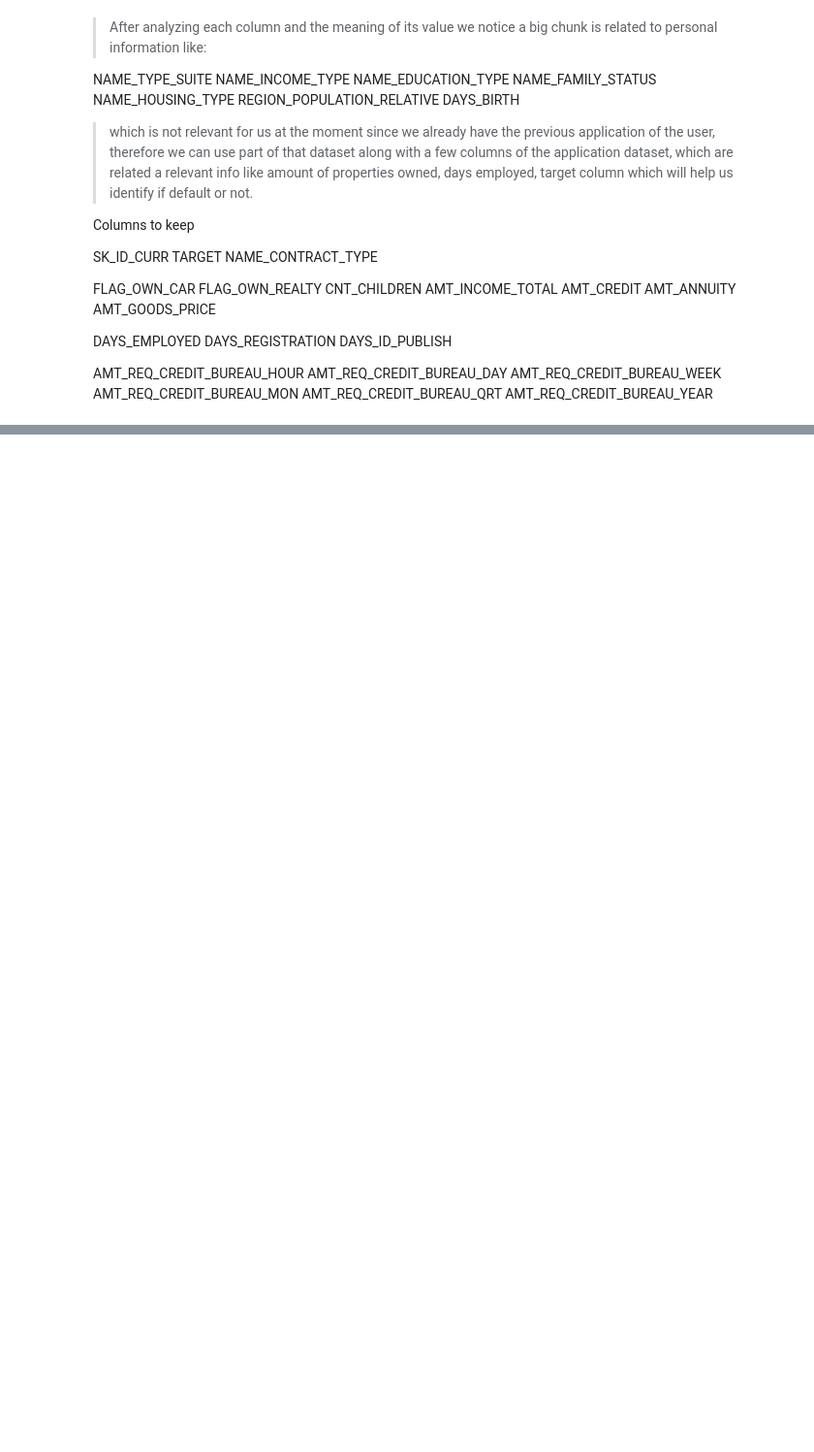
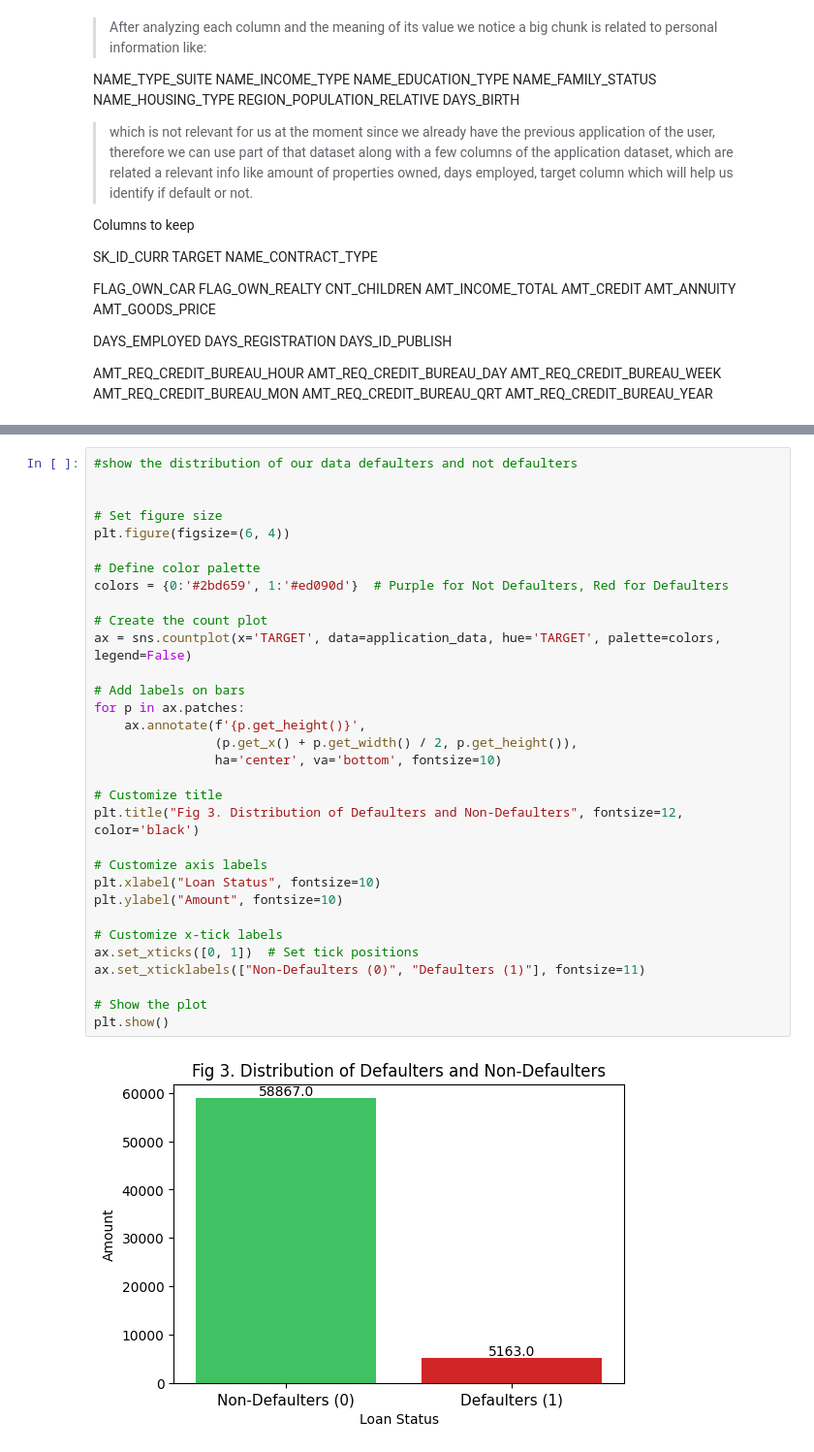
Before and after one commit to jharana-adhikari-AI/Credit_Card_Fraud_Detection, a Jupyter notebook: Assignment_Neural_Networks_and_Deep_Learning.ipynb, the cells around one changed output, grey strips where cells are left out. Shown at 97% size. Drawn from its saved outputs; the diff is of its cells as text; blank space fills up the shorter version.

```diff
--- a/Assignment_Neural_Networks_and_Deep_Learning.ipynb
+++ b/Assignment_Neural_Networks_and_Deep_Learning.ipynb
@@ -356,0 +392,34 @@ print(f"Merged dataset shape: {df_merged.shape}")
+# %%
+#show the distribution of our data defaulters and not defaulters
+
+
+# Set figure size
+plt.figure(figsize=(6, 4))
+
+# Define color palette
+colors = {0:'#2bd659', 1:'#ed090d'}  # Purple for Not Defaulters, Red for Defaulters
+
+# Create the count plot
+ax = sns.countplot(x='TARGET', data=application_data, hue='TARGET', palette=colors, legend=False)
+
+# Add labels on bars
+for p in ax.patches:
+    ax.annotate(f'{p.get_height()}',
+                (p.get_x() + p.get_width() / 2, p.get_height()),
+                ha='center', va='bottom', fontsize=10)
+
+# Customize title
+plt.title("Fig 3. Distribution of Defaulters and Non-Defaulters", fontsize=12, color='black')
+
+# Customize axis labels
+plt.xlabel("Loan Status", fontsize=10)
+plt.ylabel("Amount", fontsize=10)
+
+# Customize x-tick labels
+ax.set_xticks([0, 1])  # Set tick positions
+ax.set_xticklabels(["Non-Defaulters (0)", "Defaulters (1)"], fontsize=11)
+
+# Show the plot
+plt.show()
+# %% [output]
+[figure, added]
```
Also changed, not shown: parts of 66 cells of this notebook.
